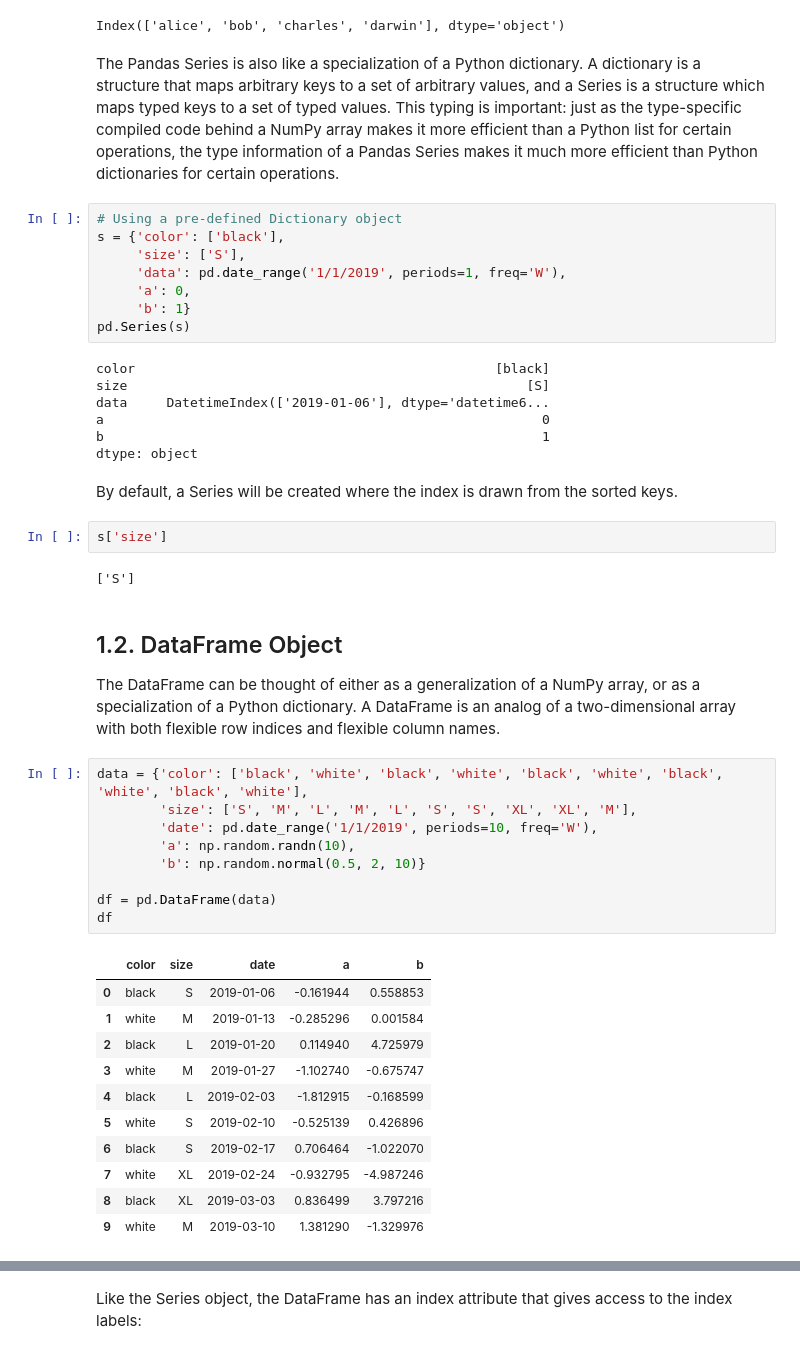
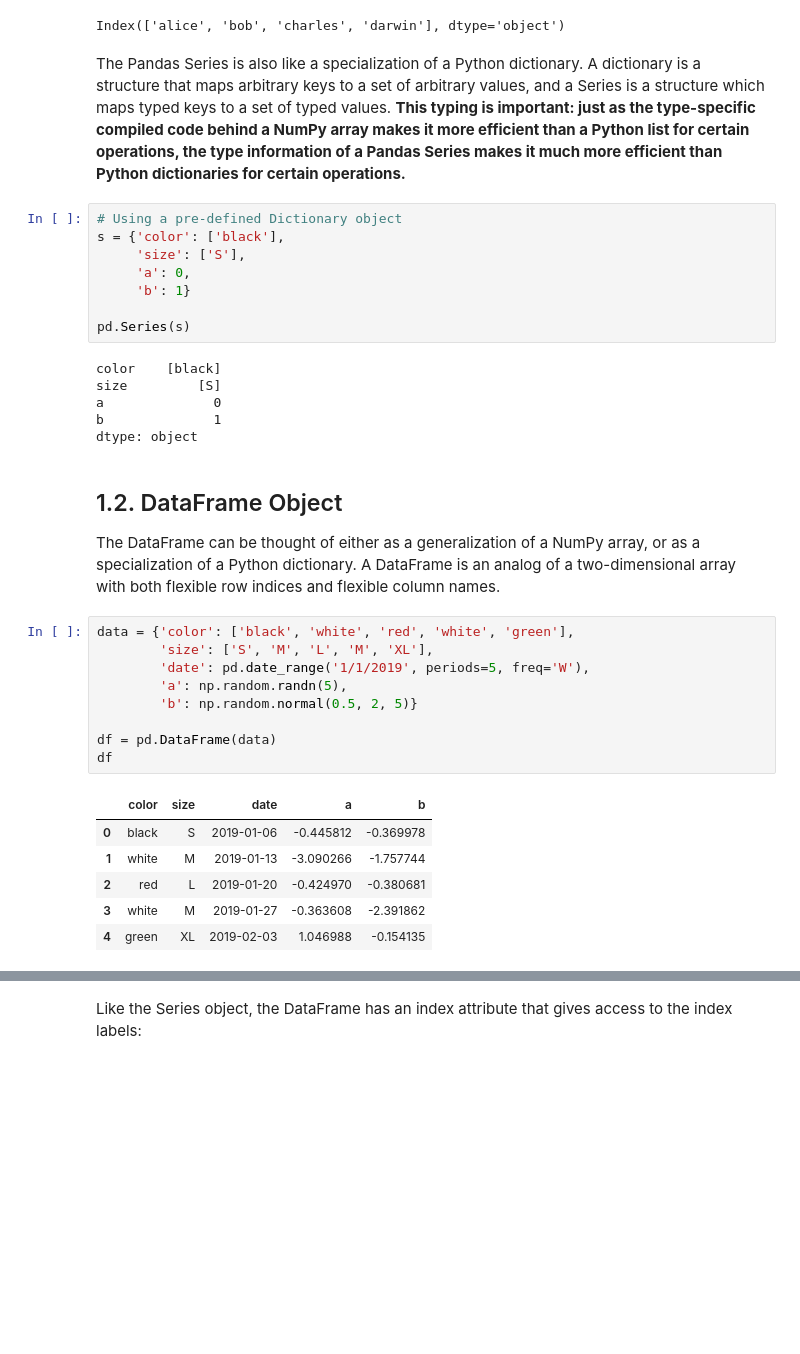
Before and after one commit to Jay4869/Data-Science, a Jupyter notebook: Python/2. Pandas - Basic.ipynb, the cells around one changed output, grey strips where cells are left out. Drawn from its saved outputs; the diff is of its cells as text; blank space fills up the shorter version.

Commit message:
finish pandas basic

```diff
--- a/Python/2. Pandas - Basic.ipynb
+++ b/Python/2. Pandas - Basic.ipynb
@@ -37,53 +35,41 @@ s.index
 # %% [output]
 Index(['alice', 'bob', 'charles', 'darwin'], dtype='object')
 # %% [markdown]
-The Pandas Series is also like a specialization of a Python dictionary. A dictionary is a structure that maps arbitrary keys to a set of arbitrary values, and a Series is a structure which maps typed keys to a set of typed values. This typing is important: just as the type-specific compiled code behind a NumPy array makes it more efficient than a Python list for certain operations, the type information of a Pandas Series makes it much more efficient than Python dictionaries for certain operations.
+The Pandas Series is also like a specialization of a Python dictionary. A dictionary is a structure that maps arbitrary keys to a set of arbitrary values, and a Series is a structure which maps typed keys to a set of typed values. **This typing is important: just as the type-specific compiled code behind a NumPy array makes it more efficient than a Python list for certain operations, the type information of a Pandas Series makes it much more efficient than Python dictionaries for certain operations.**
 # %%
 # Using a pre-defined Dictionary object
 s = {'color': ['black'],
      'size': ['S'],
-     'data': pd.date_range('1/1/2019', periods=1, freq='W'),
      'a': 0,
      'b': 1}
+
 pd.Series(s)
 # %% [output]
-color                                              [black]
-size                                                   [S]
-data     DatetimeIndex(['2019-01-06'], dtype='datetime6...
-a                                                        0
-b                                                        1
+color    [black]
+size         [S]
+a              0
+b              1
 dtype: object
-# %% [markdown]
-By default, a Series will be created where the index is drawn from the sorted keys.
-# %%
-s['size']
-# %% [output]
-['S']
 # %% [markdown]
 ## 1.2. DataFrame Object
 
 The DataFrame can be thought of either as a generalization of a NumPy array, or as a specialization of a Python dictionary. A DataFrame is an analog of a two-dimensional array with both flexible row indices and flexible column names.
 # %%
-data = {'color': ['black', 'white', 'black', 'white', 'black', 'white', 'black', 'white', 'black', 'white'],
-        'size': ['S', 'M', 'L', 'M', 'L', 'S', 'S', 'XL', 'XL', 'M'],
-        'date': pd.date_range('1/1/2019', periods=10, freq='W'),
-        'a': np.random.randn(10),
-        'b': np.random.normal(0.5, 2, 10)}
+data = {'color': ['black', 'white', 'red', 'white', 'green'],
+        'size': ['S', 'M', 'L', 'M', 'XL'],
+        'date': pd.date_range('1/1/2019', periods=5, freq='W'),
+        'a': np.random.randn(5),
+        'b': np.random.normal(0.5, 2, 5)}
 
 df = pd.DataFrame(data)
 df
 # %% [output]
 |  | color | size | date | a | b |
-| 0 | black | S | 2019-01-06 | -0.161944 | 0.558853 |
-| 1 | white | M | 2019-01-13 | -0.285296 | 0.001584 |
-| 2 | black | L | 2019-01-20 | 0.114940 | 4.725979 |
-| 3 | white | M | 2019-01-27 | -1.102740 | -0.675747 |
-| 4 | black | L | 2019-02-03 | -1.812915 | -0.168599 |
-| 5 | white | S | 2019-02-10 | -0.525139 | 0.426896 |
-| 6 | black | S | 2019-02-17 | 0.706464 | -1.022070 |
-| 7 | white | XL | 2019-02-24 | -0.932795 | -4.987246 |
-| 8 | black | XL | 2019-03-03 | 0.836499 | 3.797216 |
-| 9 | white | M | 2019-03-10 | 1.381290 | -1.329976 |
+| 0 | black | S | 2019-01-06 | -0.445812 | -0.369978 |
+| 1 | white | M | 2019-01-13 | -3.090266 | -1.757744 |
+| 2 | red | L | 2019-01-20 | -0.424970 | -0.380681 |
+| 3 | white | M | 2019-01-27 | -0.363608 | -2.391862 |
+| 4 | green | XL | 2019-02-03 | 1.046988 | -0.154135 |
 # %%
 df.values
 # %% [output]
```
Also changed, not shown: parts of 48 cells of this notebook.
